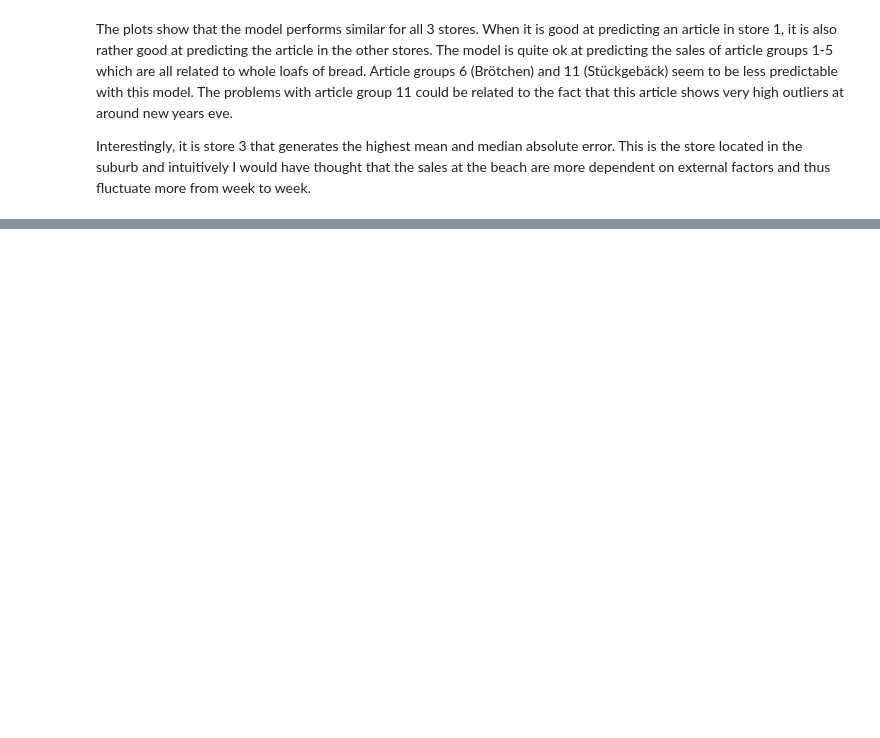
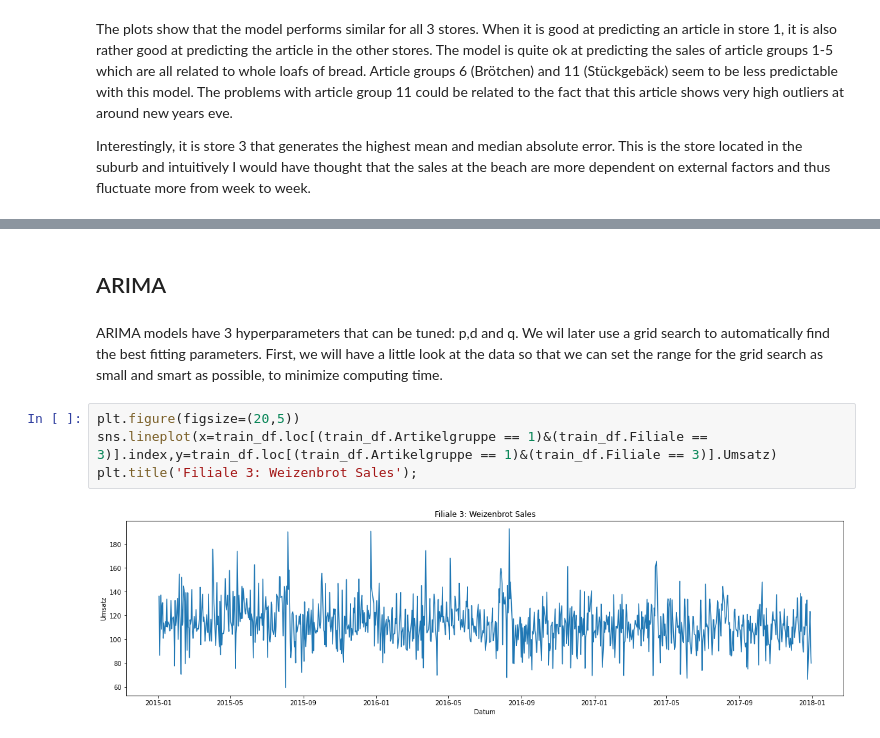
Before and after one commit to captaincurry94/capstone, a Jupyter notebook: predictive_models.ipynb, the cells around one changed output, grey strips where cells are left out. Cells and saved outputs as stored; diff of their text form; blank space fills up the shorter version.

```diff
--- a/predictive_models.ipynb
+++ b/predictive_models.ipynb
@@ -141,0 +249,10 @@ Interestingly, it is store 3 that generates the highest mean and median absolute
+# %% [markdown]
+## ARIMA
+# %% [markdown]
+ARIMA models have 3 hyperparameters that can be tuned: p,d and q. We wil later use a grid search to automatically find the best fitting parameters. First, we will have a little look at the data so that we can set the range for the grid search as small and smart as possible, to minimize computing time.
+# %%
+plt.figure(figsize=(20,5))
+sns.lineplot(x=train_df.loc[(train_df.Artikelgruppe == 1)&(train_df.Filiale == 3)].index,y=train_df.loc[(train_df.Artikelgruppe == 1)&(train_df.Filiale == 3)].Umsatz)
+plt.title('Filiale 3: Weizenbrot Sales');
+# %% [output]
+[figure, added]
```
Also changed, not shown: parts of 23 cells of this notebook.
